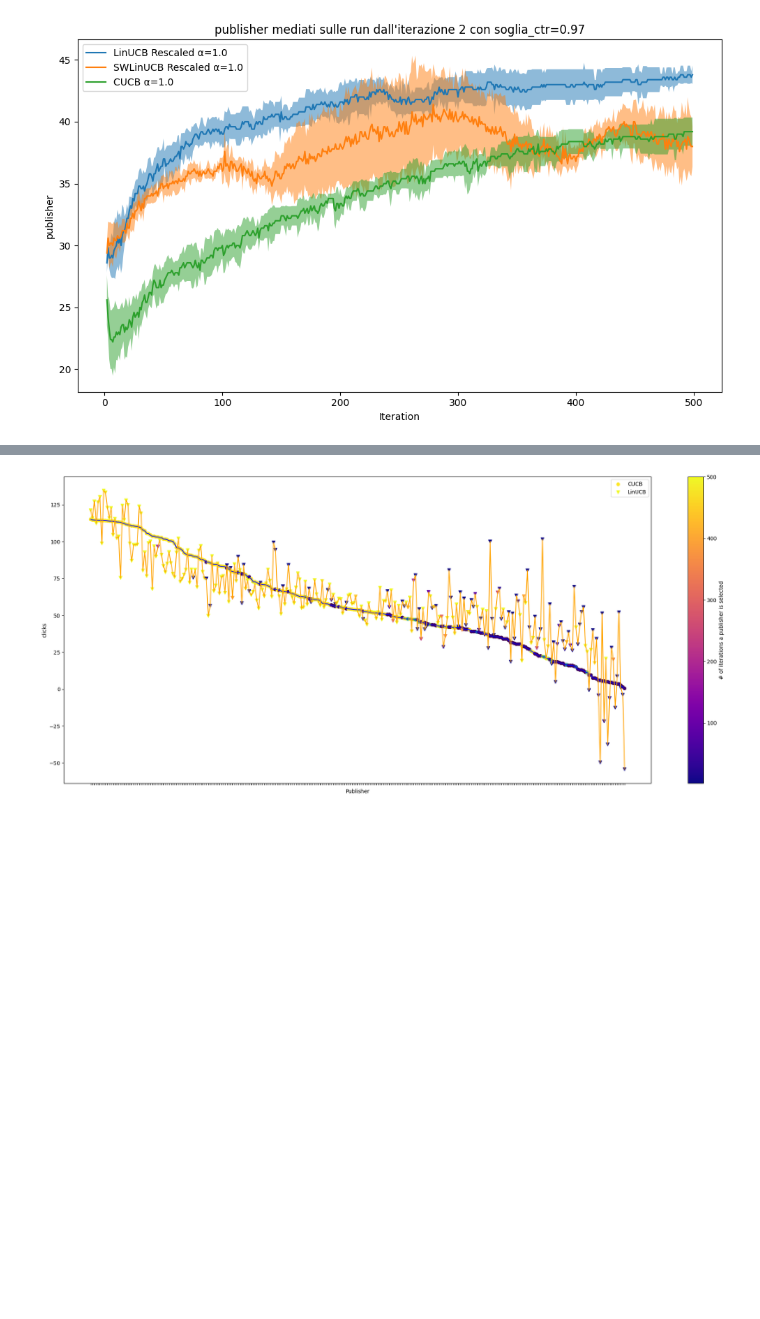
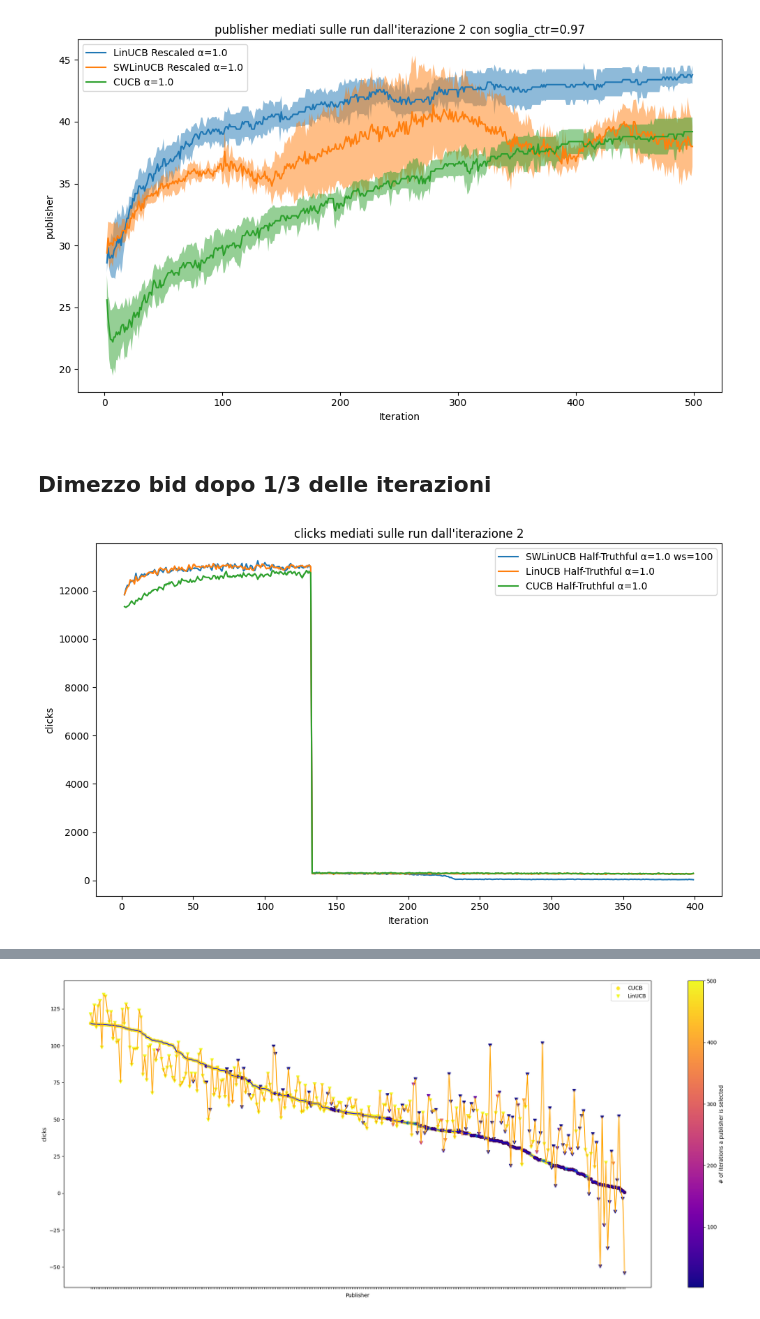
Before and after one commit to GiovanniChiurco/auction-gym, a Jupyter notebook: notebooks/group_results_sw_rescaledemb.ipynb, the cells around one changed output, grey strips where cells are left out. Drawn from its saved outputs; the diff is of its cells as text; code cells hidden in the pictures; blank space fills up the shorter version.

```diff
--- a/notebooks/group_results_sw_rescaledemb.ipynb
+++ b/notebooks/group_results_sw_rescaledemb.ipynb
@@ -194,3 +220,24 @@ plot_mul_gr_soglia(models, iteration=1, quantity='ctr')
 plot_mul_gr_soglia(models, iteration=1, quantity='publisher')
 # %% [output]
 [figure]
+# %% [markdown]
+## Dimezzo bid dopo 1/3 delle iterazioni
+# %%
+swlinucb_halftruth_dir_path = '../results/FP_TruthfulHalf_onlynostro_Oracle_sigmoids_swlincub_ctr_0_9_moreruns/'
+swlinucb_halftruth_gr_res = group_data_sw(swlinucb_halftruth_dir_path)
+# %%
+linucb_halftruth_dir_path = '../results/FP_TruthfulHalf_onlynostro_Oracle_sigmoids_lincub_ctr_0_9_moreruns/'
+linucb_halftruth_gr_res = group_data(linucb_halftruth_dir_path)
+# %%
+cucb_halftruth_dir_path = '../results/FP_TruthfulHalf_onlynostro_Oracle_sigmoids_cucb_ctr_0_9_moreruns/'
+cucb_halftruth_gr_res = group_data(cucb_halftruth_dir_path)
+# %%
+models = {
+    'SWLinUCB Half-Truthful': swlinucb_halftruth_gr_res,
+    'LinUCB Half-Truthful': linucb_halftruth_gr_res,
+    'CUCB Half-Truthful': cucb_halftruth_gr_res
+}
+# %%
+plot_mul_gr(models, iteration=1, quantity='clicks')
+# %% [output]
+[figure, added]
```
Also changed, not shown: parts of 40 cells of this notebook, 28 other files.
